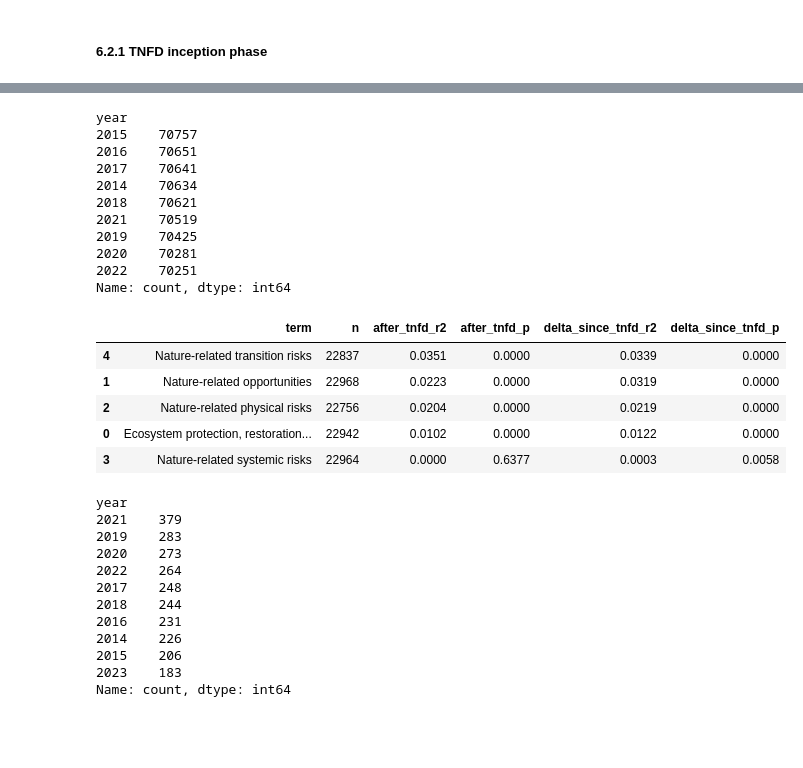
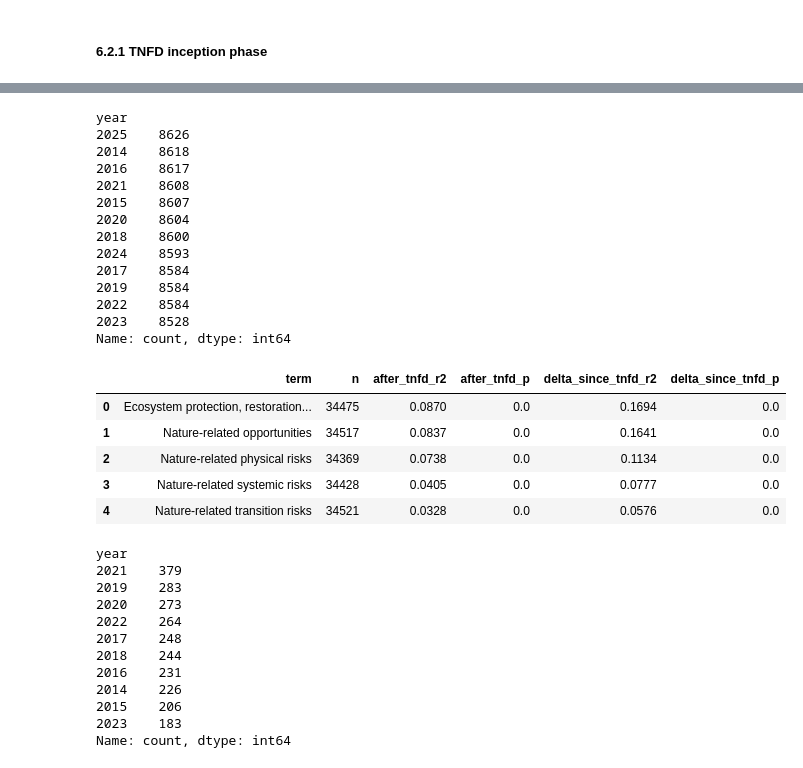
Before and after one commit to jkammering97/neo4j_repository, a Jupyter notebook: biodiversity_term_analysis.ipynb, the cells around one changed output, grey strips where cells are left out. Saved outputs shown, nothing was run; the diff lists cells and outputs as text; code cells hidden in the pictures; blank space fills up the shorter version.

```diff
--- a/biodiversity_term_analysis.ipynb
+++ b/biodiversity_term_analysis.ipynb
@@ -222,0 +235,2 @@ results for Nature-related transition risks: 22500
+# %%
+pd.reset_option('display.max_colwidth')
@@ -223,9 +247,9 @@ results for Nature-related transition risks: 22500
 # %%
 # selected_impl = pd.read_pickle("data/selected_terms_implementation_phase.pkl")
-selected_inc = pd.read_pickle("data/selected_terms_inception_phase.pkl")
+# selected_inc = pd.read_pickle("data/selected_terms_inception_phase.pkl")
 
 # risk_impl = pd.read_pickle("data/risk_terms_implementation_phase.pkl")
-# risk_inc = pd.read_pickle("data/risk_terms_inception_phase.pkl")
+risk_inc = pd.read_pickle("data/risk_terms_inception_phase.pkl")
 # %%
 pd.to_pickle(risk_inc,"data/risk_terms_inception_phase.pkl")
 # %%
@@ -1369,9 +1387,0 @@ set phases:
-# %%
-
-risk_inc = risk_inc[risk_inc['date']< "2022-06-01"].copy()
-
-risk_inc[
-    (risk_inc['date'] > "2020-07-01") &
-    (risk_inc['date'] <= "2022-06-01")
-].copy()
-# inception_phase_risk_terms = year_bin_matches_nature_related_120k[year_bin_matches_nature_related_120k['date']< "2021-06-01"].copy()
@@ -1508,6 +1500,7 @@ def fit_and_compute_regression_by_terms(df, terms: list, with_did=False):
     results = []
     if not terms:
         terms = df['term'].unique().tolist()
+    df = df.sort_values(by='term')
     for term in terms:
         term_df = df.loc[df['term'] == term]
 
@@ -1641,14 +1649,17 @@ selected_inc_short = selected_inc[selected_inc['date']>= "2014-01-01"].copy()
 # %%
-risk_inc['year'].value_counts()
+risk_impacts['year'].value_counts()
 # %% [output]
 year
-2015    70757
-2016    70651
-2017    70641
-2014    70634
-2018    70621
-2021    70519
-2019    70425
-2020    70281
-2022    70251
+2025    8626
+2014    8618
+2016    8617
+2021    8608
+2015    8607
+2020    8604
+2018    8600
+2024    8593
+2017    8584
+2019    8584
+2022    8584
+2023    8528
 Name: count, dtype: int64
@@ -1655,13 +1669,13 @@ Name: count, dtype: int64
 # %%
-regression_results = fit_and_compute_regression_by_terms(year_bin_matches_nature_related_120k, terms=False,with_did=False)
+regression_results = fit_and_compute_regression_by_terms(risk_inc, terms=False,with_did=False)
 display(HTML(regression_results.to_html(escape=False)))
 # %% [output]
 |  | term | n | after_tnfd_r2 | after_tnfd_p | delta_since_tnfd_r2 | delta_since_tnfd_p |
-| 4 | Nature-related transition risks | 22837 | 0.0351 | 0.0000 | 0.0339 | 0.0000 |
-| 1 | Nature-related opportunities | 22968 | 0.0223 | 0.0000 | 0.0319 | 0.0000 |
-| 2 | Nature-related physical risks | 22756 | 0.0204 | 0.0000 | 0.0219 | 0.0000 |
-| 0 | Ecosystem protection, restoration... | 22942 | 0.0102 | 0.0000 | 0.0122 | 0.0000 |
-| 3 | Nature-related systemic risks | 22964 | 0.0000 | 0.6377 | 0.0003 | 0.0058 |
+| 0 | Ecosystem protection, restoration... | 34475 | 0.0870 | 0.0 | 0.1694 | 0.0 |
+| 1 | Nature-related opportunities | 34517 | 0.0837 | 0.0 | 0.1641 | 0.0 |
+| 2 | Nature-related physical risks | 34369 | 0.0738 | 0.0 | 0.1134 | 0.0 |
+| 3 | Nature-related systemic risks | 34428 | 0.0405 | 0.0 | 0.0777 | 0.0 |
+| 4 | Nature-related transition risks | 34521 | 0.0328 | 0.0 | 0.0576 | 0.0 |
 # %%
 df = year_bin_matches_nature_related_inception_phase_120k[year_bin_matches_nature_related_inception_phase_120k['industry'].isin(["Pharmaceuticals", "Biotechnology"])].copy()
 # %%
```
Also changed, not shown: parts of 46 cells of this notebook.
